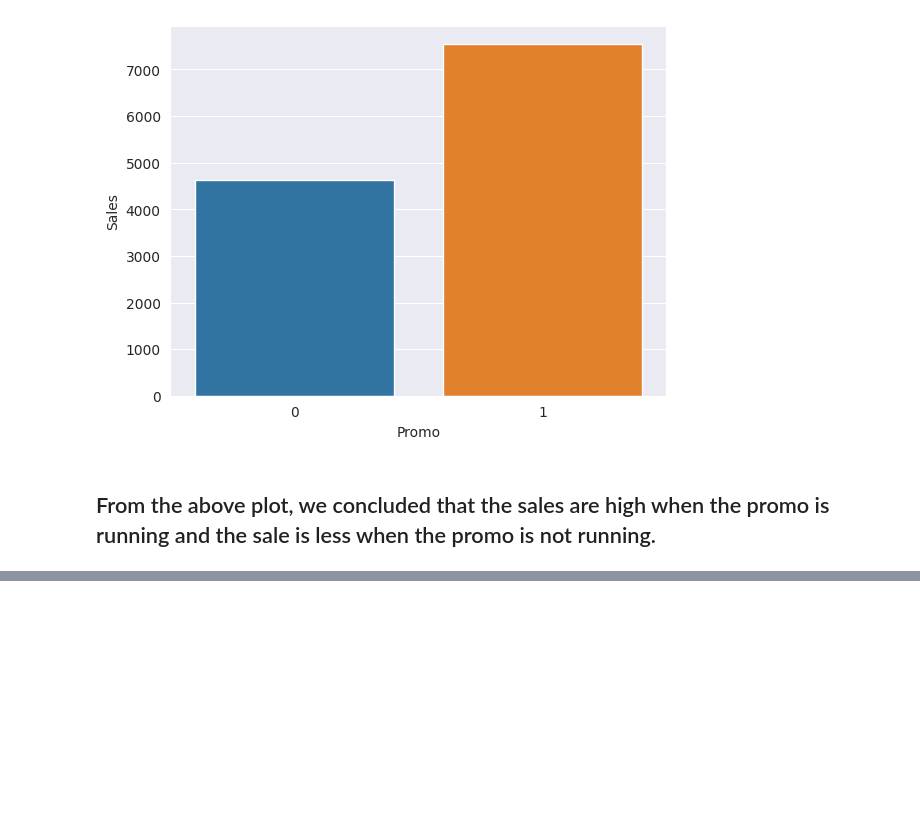
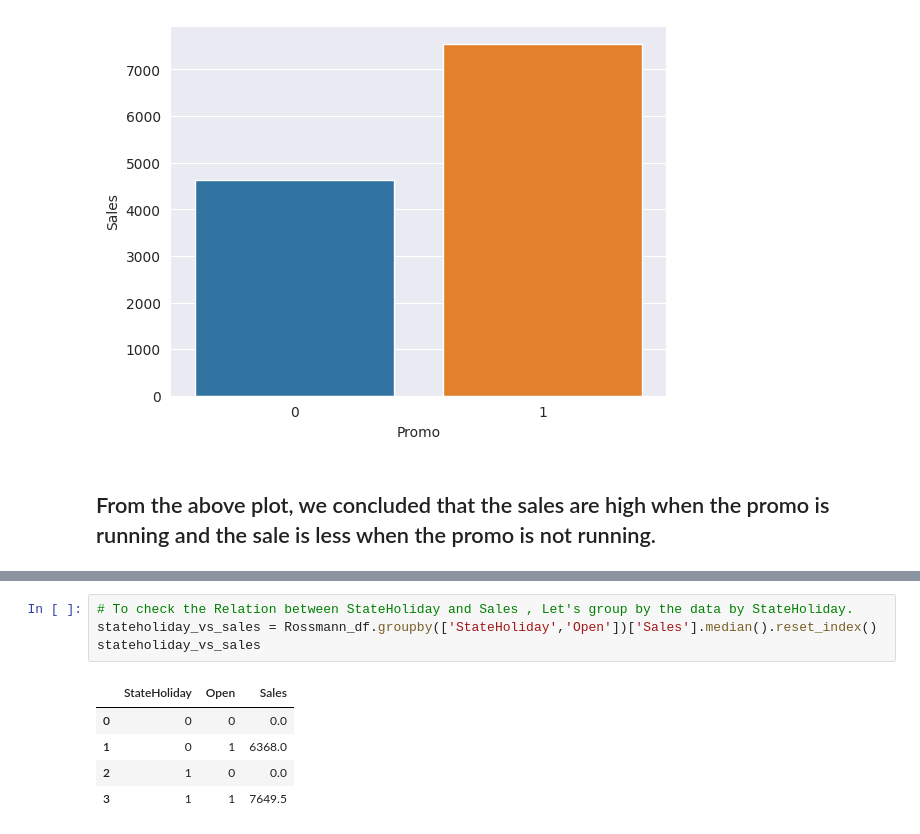
Before and after one commit to RPSahoo219/Regression_Analysis_on_Retail_Sales_Prediction, a Jupyter notebook: Retail_Sales_Prediction.ipynb, the cells around one changed output, grey strips where cells are left out. Drawn from its saved outputs; the diff is of its cells as text; blank space fills up the shorter version.

```diff
--- a/Retail_Sales_Prediction.ipynb
+++ b/Retail_Sales_Prediction.ipynb
@@ -521,0 +589,10 @@ sns.barplot(x=sales_wrt_promo.Promo, y=sales_wrt_promo.Sales)
+# %%
+# To check the Relation between StateHoliday and Sales , Let's group by the data by StateHoliday.
+stateholiday_vs_sales = Rossmann_df.groupby(['StateHoliday','Open'])['Sales'].median().reset_index()
+stateholiday_vs_sales
+# %% [output]
+|  | StateHoliday | Open | Sales |
+| 0 | 0 | 0 | 0.0 |
+| 1 | 0 | 1 | 6368.0 |
+| 2 | 1 | 0 | 0.0 |
+| 3 | 1 | 1 | 7649.5 |
```
Also changed, not shown: parts of 23 cells of this notebook.
